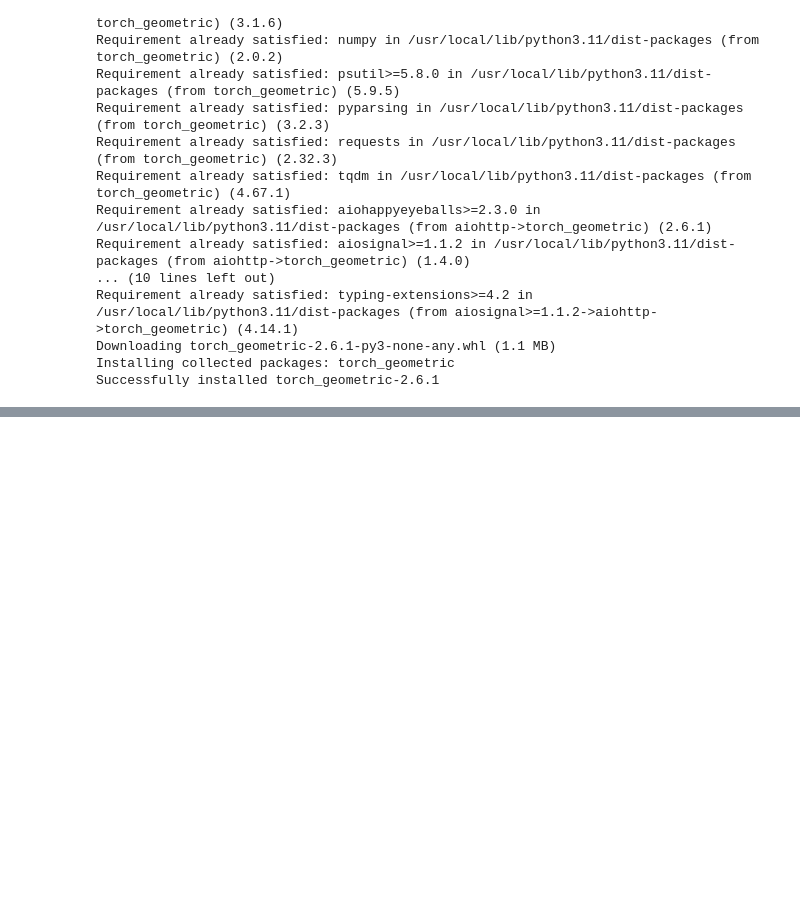
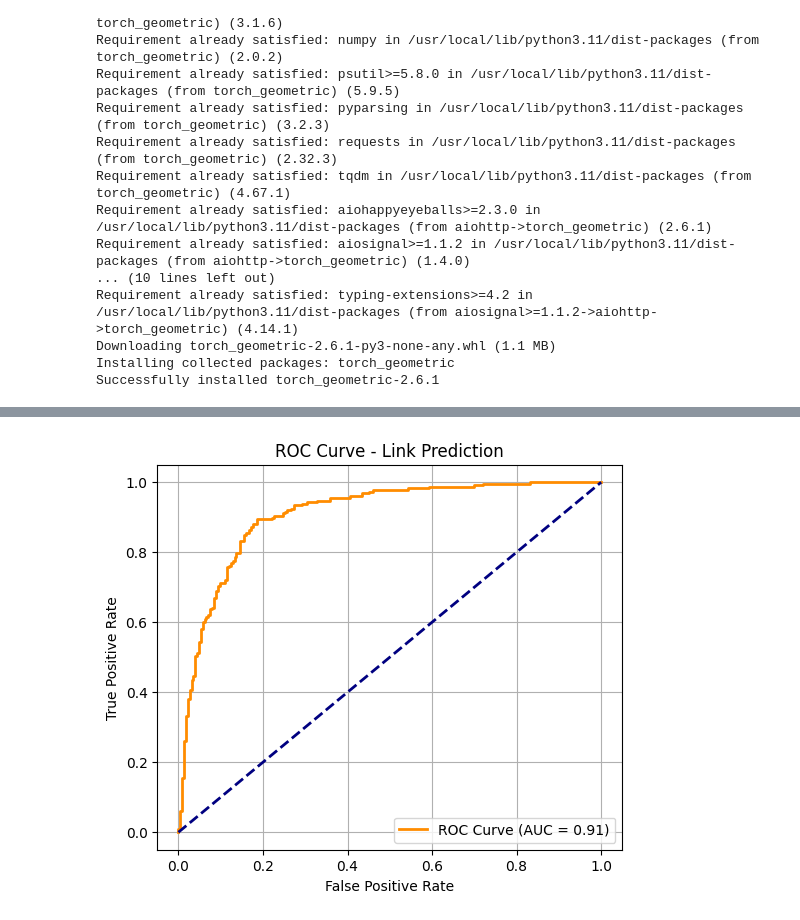
Before and after one commit to bouaik9/GNN, a Jupyter notebook: GNN.ipynb, the cells around one changed output, grey strips where cells are left out. Drawn from its saved outputs; the diff is of its cells as text; code cells hidden in the pictures; blank space fills up the shorter version.

```diff
--- a/GNN.ipynb
+++ b/GNN.ipynb
@@ -401,0 +447,39 @@ Epoch 099 | Loss: 0.2609 | Val Acc: 0.7532 | Test Acc: 0.7694
+# %%
+from sklearn.metrics import roc_curve, auc
+import matplotlib.pyplot as plt
+
+@torch.no_grad()
+def test_with_roc(data):
+    model.eval()
+    predictor.eval()
+
+    z = model(data.x, data.edge_index)
+
+    pos_pred = predictor(z, data.pos_edge_label_index).cpu()
+    neg_pred = predictor(z, data.neg_edge_label_index).cpu()
+
+    pos_labels = torch.ones(pos_pred.size(0))
+    neg_labels = torch.zeros(neg_pred.size(0))
+
+    preds = torch.cat([pos_pred, neg_pred], dim=0).numpy()
+    labels = torch.cat([pos_labels, neg_labels], dim=0).numpy()
+
+    # ROC curve
+    fpr, tpr, _ = roc_curve(labels, preds)
+    roc_auc = auc(fpr, tpr)
+
+    plt.figure(figsize=(6, 5))
+    plt.plot(fpr, tpr, color='darkorange', lw=2, label=f'ROC Curve (AUC = {roc_auc:.2f})')
+    plt.plot([0, 1], [0, 1], color='navy', lw=2, linestyle='--')
+    plt.xlim([-0.05, 1.05])
+    plt.ylim([-0.05, 1.05])
+    plt.xlabel('False Positive Rate')
+    plt.ylabel('True Positive Rate')
+    plt.title('ROC Curve - Link Prediction')
+    plt.legend(loc='lower right')
+    plt.grid(True)
+    plt.show()
+# %%
+test_with_roc(test_data)
+# %% [output]
+[figure, added]
```
Also changed, not shown: parts of 12 cells of this notebook, 6 other files.
